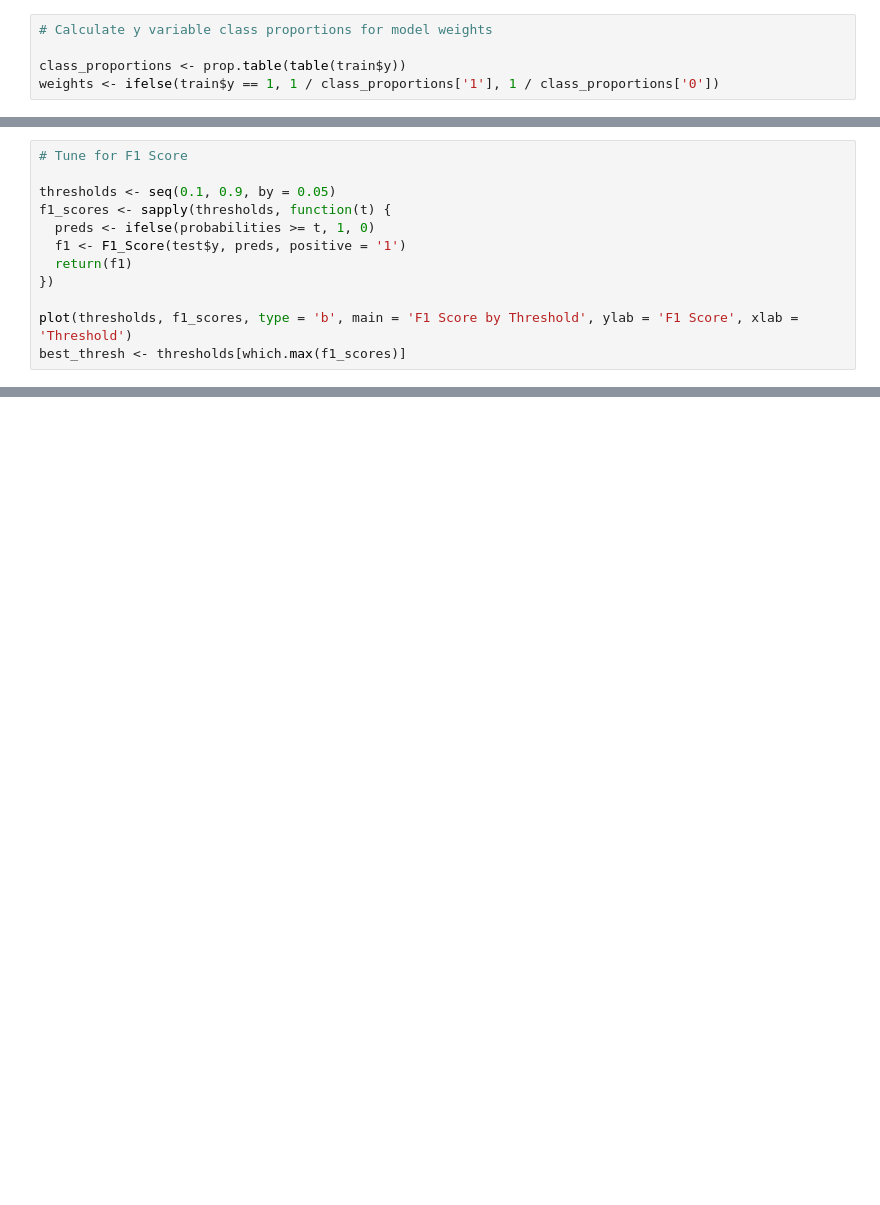
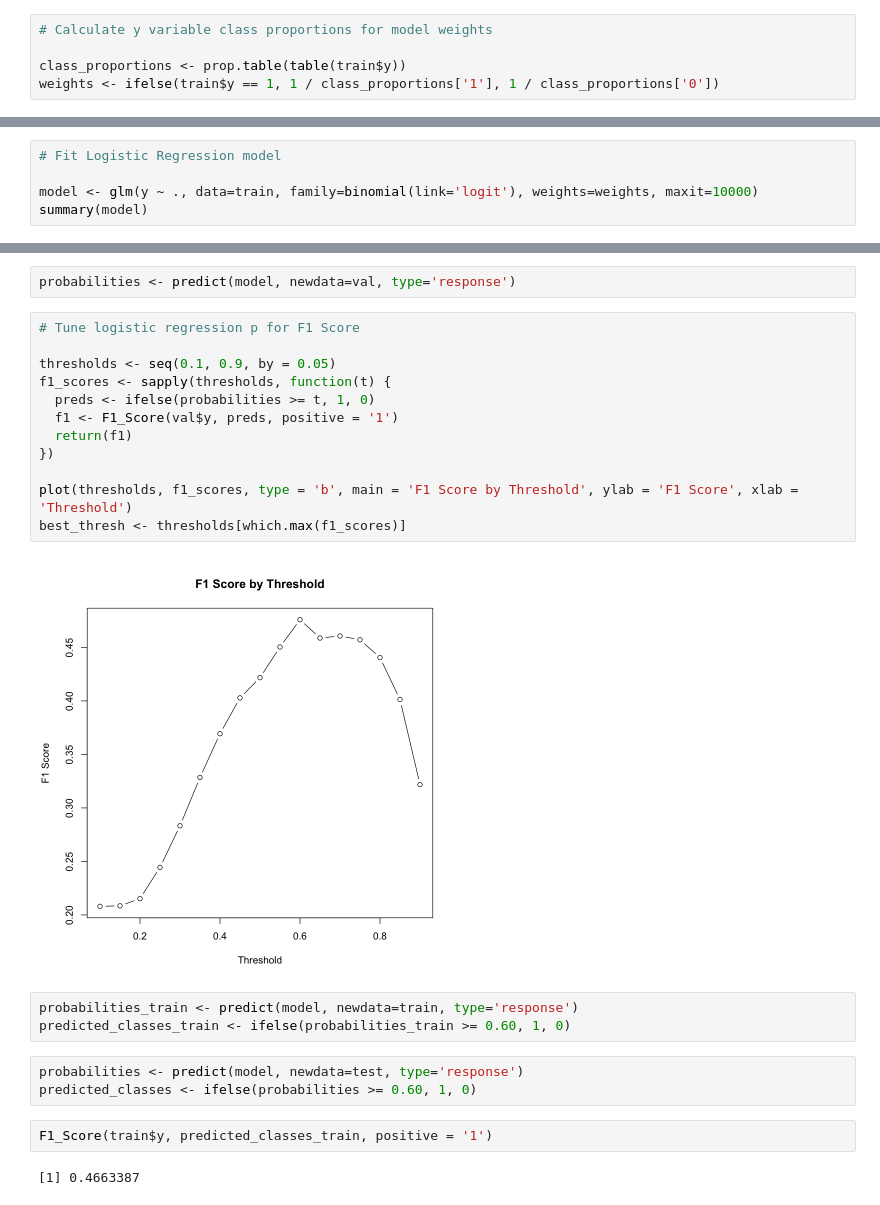
Before and after one commit to michp15/statistical_learning_class, a Jupyter notebook: stat_learn_classif_proj.ipynb, the cells around one changed output, grey strips where cells are left out. Drawn from its saved outputs; the diff is of its cells as text; blank space fills up the shorter version.

```diff
--- a/stat_learn_classif_proj.ipynb
+++ b/stat_learn_classif_proj.ipynb
@@ -499,12 +442,0 @@ y_true    0    1
-# %%
-# Tune for F1 Score
-
-thresholds <- seq(0.1, 0.9, by = 0.05)
-f1_scores <- sapply(thresholds, function(t) {
-  preds <- ifelse(probabilities >= t, 1, 0)
-  f1 <- F1_Score(test$y, preds, positive = '1')
-  return(f1)
-})
-
-plot(thresholds, f1_scores, type = 'b', main = 'F1 Score by Threshold', ylab = 'F1 Score', xlab = 'Threshold')
-best_thresh <- thresholds[which.max(f1_scores)]
@@ -528,0 +443,5 @@ y_true    0    1
+# %%
+# Fit Logistic Regression model
+
+model <- glm(y ~ ., data=train, family=binomial(link='logit'), weights=weights, maxit=10000)
+summary(model)
@@ -528,0 +488,26 @@ y_true    0    1
+# %%
+probabilities <- predict(model, newdata=val, type='response')
+# %%
+# Tune logistic regression p for F1 Score
+
+thresholds <- seq(0.1, 0.9, by = 0.05)
+f1_scores <- sapply(thresholds, function(t) {
+  preds <- ifelse(probabilities >= t, 1, 0)
+  f1 <- F1_Score(val$y, preds, positive = '1')
+  return(f1)
+})
+
+plot(thresholds, f1_scores, type = 'b', main = 'F1 Score by Threshold', ylab = 'F1 Score', xlab = 'Threshold')
+best_thresh <- thresholds[which.max(f1_scores)]
+# %% [output]
+[figure, added]
+# %%
+probabilities_train <- predict(model, newdata=train, type='response')
+predicted_classes_train <- ifelse(probabilities_train >= 0.60, 1, 0)
+# %%
+probabilities <- predict(model, newdata=test, type='response')
+predicted_classes <- ifelse(probabilities >= 0.60, 1, 0)
+# %%
+F1_Score(train$y, predicted_classes_train, positive = '1')
+# %% [output]
+[1] 0.4663387
```
Also changed, not shown: parts of 75 cells of this notebook.
